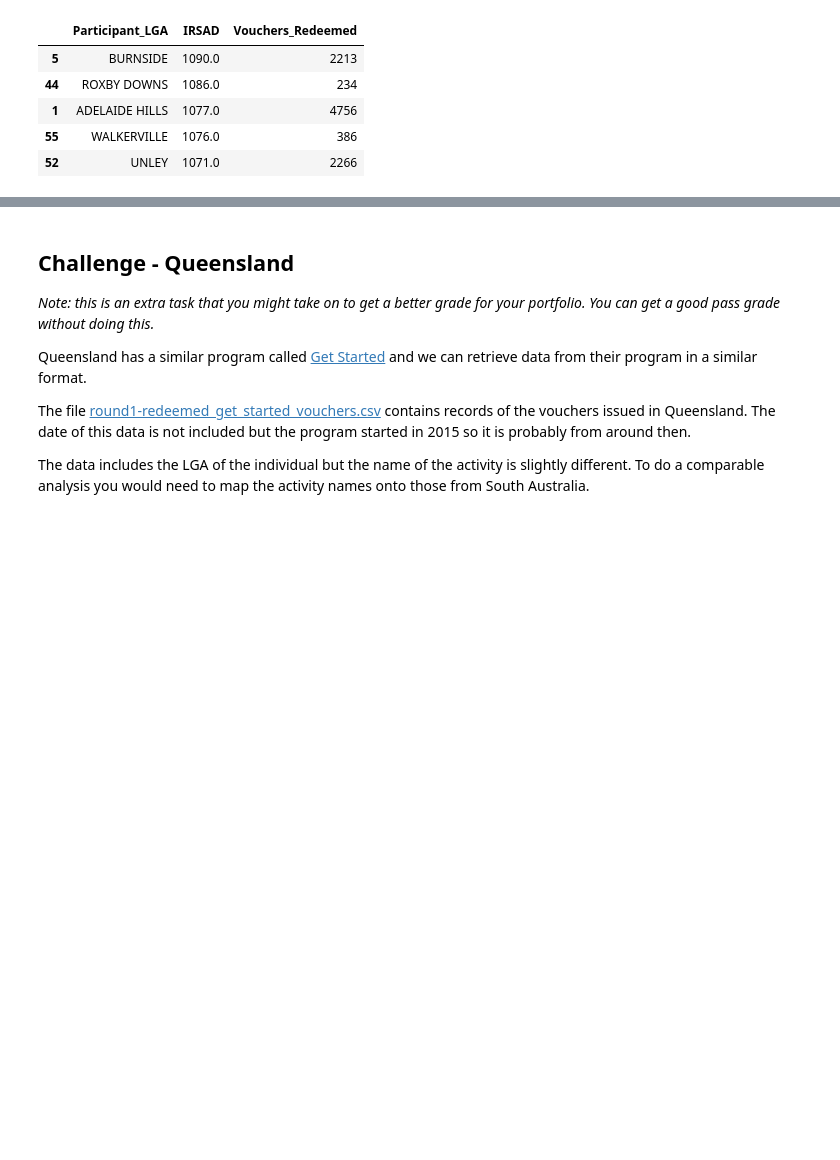
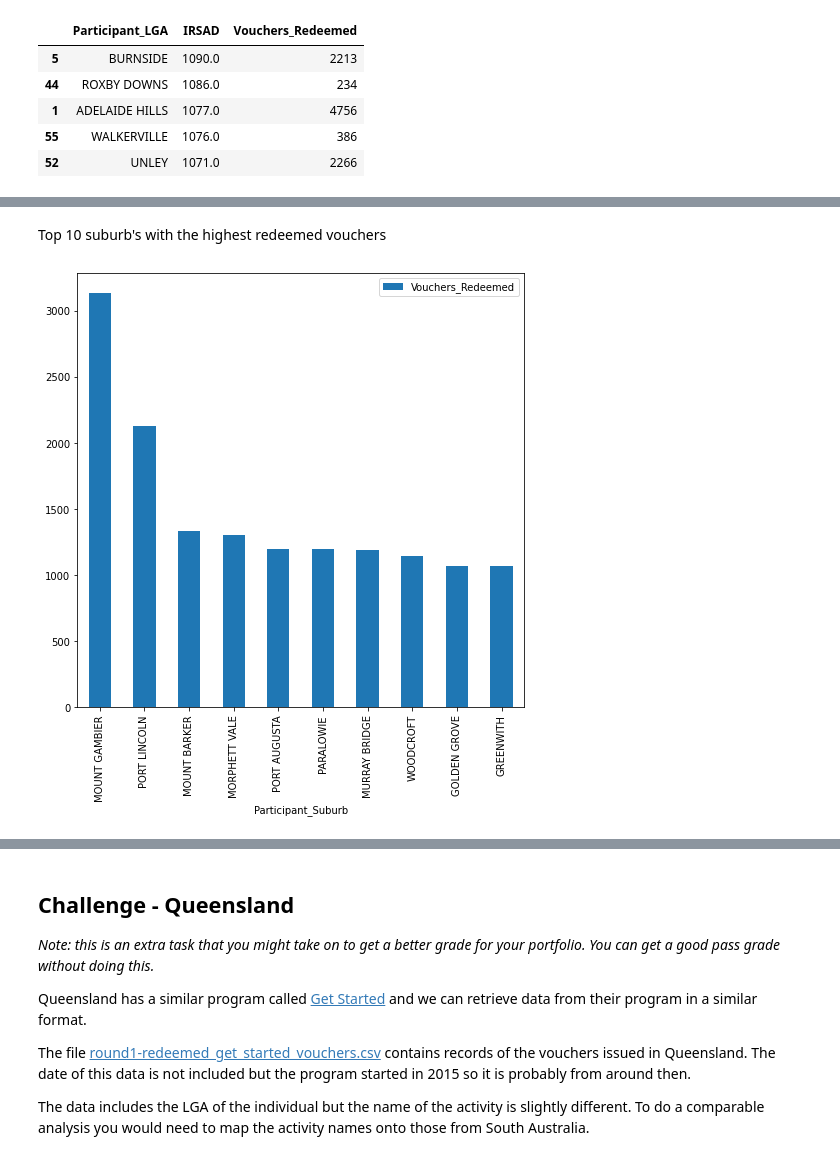
Before and after one commit to MQCOMP2200-S2-2021/data-science-portfolio-liamstrang, a Jupyter notebook: Portfolio 2.ipynb, the cells around one changed output, grey strips where cells are left out. Drawn from its saved outputs; the diff is of its cells as text; code cells hidden in the pictures; blank space fills up the shorter version.

```diff
--- a/Portfolio 2.ipynb
+++ b/Portfolio 2.ipynb
@@ -101,0 +113,4 @@ highestSuburbs.iloc[0:30].plot(x="IRSAD", y="Vouchers_Redeemed", kind="bar", fig
+# %%
+mostRedeemed = sa_vouchers_scores.groupby(['Participant_Suburb', 'IRSAD']).size().reset_index(name='Vouchers_Redeemed')
+mostRedeemed = mostRedeemed.sort_values(by='Vouchers_Redeemed', ascending=False)
+mostRedeemed.head()
@@ -101,0 +124,7 @@ highestSuburbs.iloc[0:30].plot(x="IRSAD", y="Vouchers_Redeemed", kind="bar", fig
+# %% [markdown]
+Top 10 suburb's with the highest redeemed vouchers
+# %%
+mostRedeemed.iloc[0:10].plot(x="Participant_Suburb", y="Vouchers_Redeemed", kind="bar", figsize=(8,8))
+plt.show()
+# %% [output]
+[figure, added]
```
Also changed, not shown: parts of 13 cells of this notebook.
